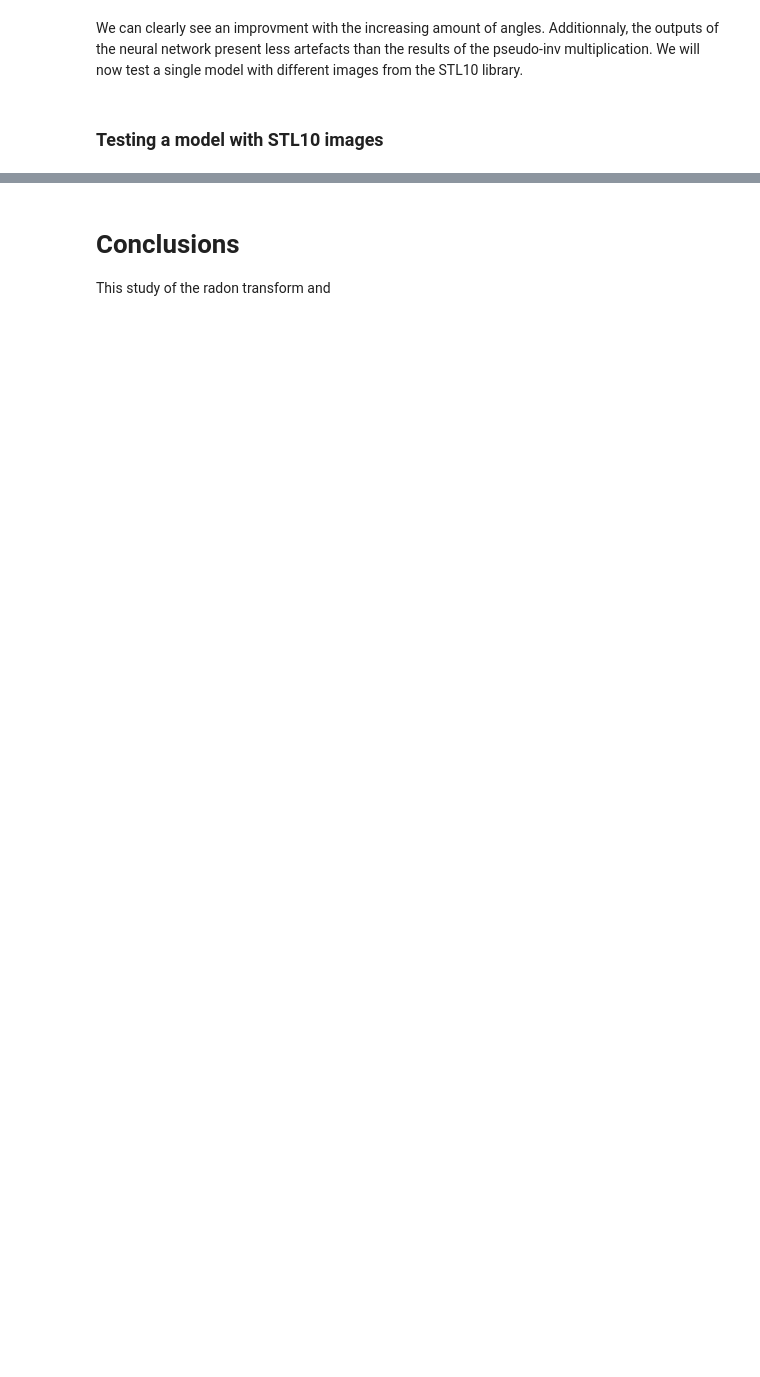
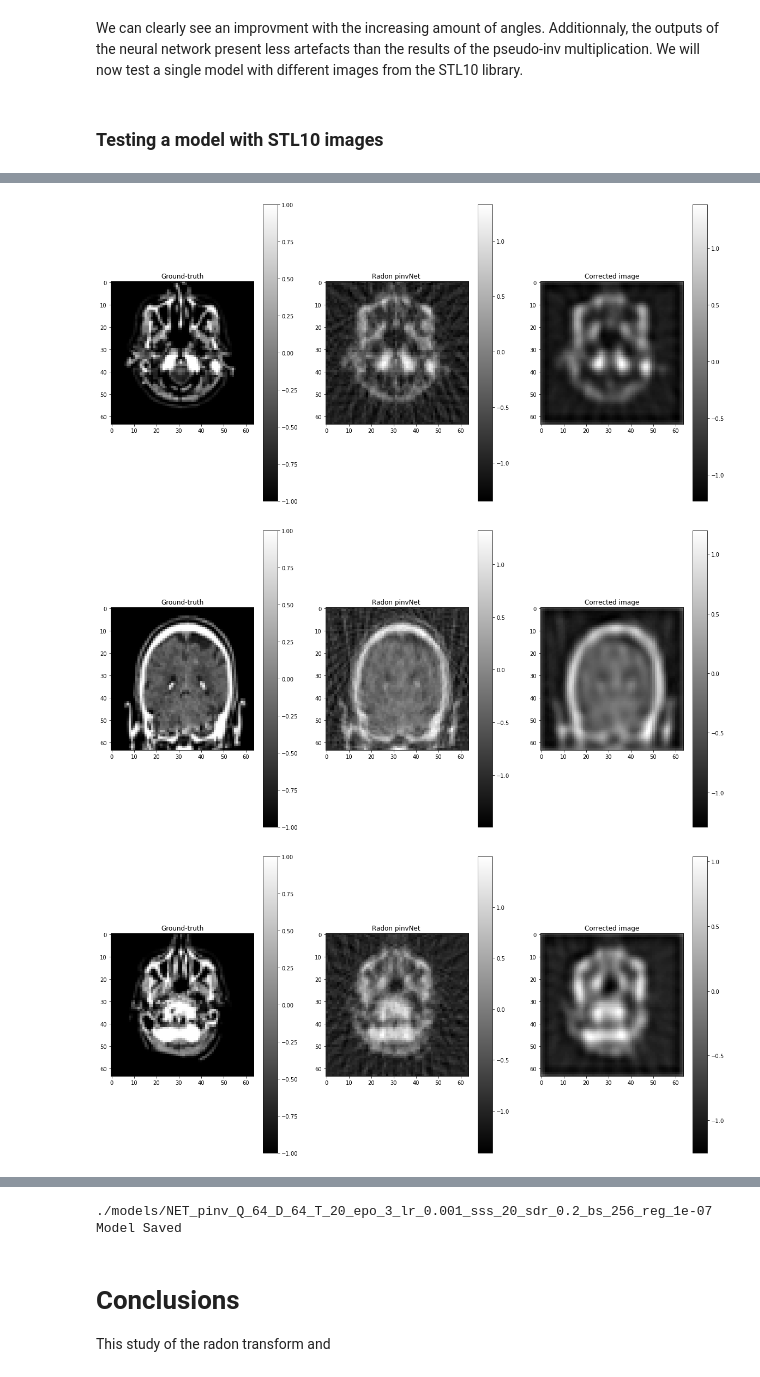
Before and after one commit to openspyrit/spyrit-examples, a Jupyter notebook: 2021_DLMIS_Hands-on/main.ipynb, the cells around one changed output, grey strips where cells are left out. Saved outputs shown, nothing was run; the diff lists cells and outputs as text; code cells hidden in the pictures; blank space fills up the shorter version.

```diff
--- a/2021_DLMIS_Hands-on/main.ipynb
+++ b/2021_DLMIS_Hands-on/main.ipynb
@@ -787,0 +801,10 @@ Measurement to image domain: pseudo inverse
+# %%
+num_epochs=3
+batch_size=256
+reg=1e-7
+lr=1e-3
+step_size=20
+gamma=0.2
+checkpoint_model=""
+checkpoint_interval=0
+model_root='./models/'
@@ -787,0 +854,30 @@ Measurement to image domain: pseudo inverse
+# %%
+for index in range(test_amt):
+    #Choosing random image in STL10
+    i_test = np.random.randint(0, inputs.shape[0])
+
+    #Plots
+    fig, axs = plt.subplots(1, 3, figsize =(20,10))
+    fig.suptitle('', fontsize=16)
+
+    ax = axs[0]
+    ax.set_title("Ground-truth")
+    aff = ax.imshow(inputs[i_test, 0, :, :].cpu(), cmap='gray')
+    fig.colorbar(aff, ax=ax)
+
+    ax = axs[1]
+    ax.set_title("Radon pinvNet ")
+    rec = model.evaluate_fcl(inputs)
+    aff = ax.imshow(rec[i_test, 0, :, :].cpu(), cmap='gray')
+    fig.colorbar(aff, ax=ax)
+
+    ax = axs[2]
+    ax.set_title("Corrected image")
+    rec = model.evaluate(inputs)
+    aff = ax.imshow(rec[i_test, 0, :, :].cpu(), cmap='gray')
+    fig.colorbar(aff, ax=ax)
+    plt.show()
+# %% [output]
+[figure, added]
+[figure, added]
+[figure, added]
@@ -788,3 +885,26 @@ Measurement to image domain: pseudo inverse
+# %%
+from spyrit.learning.nets import save_net, Train_par
+import pickle
+net_type = ['c0mp', 'comp','pinv', 'free']
+Path(model_root).mkdir(parents=True, exist_ok=True)
+
+#- training parameters
+suffix = '_Q_{}_D_{}_T_{}_epo_{}_lr_{}_sss_{}_sdr_{}_bs_{}_reg_{}'.format(\
+           img_size, pixel_size, nbAngles, num_epochs, lr, step_size,\
+           gamma, batch_size, reg)
+title = model_root + 'NET_'+net_type[net_arch]+suffix
+print(title)
+save_net(title, model)
+
+#- save training history
+params = Train_par(batch_size, lr, img_size,reg=reg);
+params.set_loss(train_info);
+train_path = model_root+'TRAIN_'+net_type[net_arch]+suffix+'.pkl'
+with open(train_path, 'wb') as param_file:
+    pickle.dump(params,param_file)
+# %% [output]
+./models/NET_pinv_Q_64_D_64_T_20_epo_3_lr_0.001_sss_20_sdr_0.2_bs_256_reg_1e-07
+Model Saved
 # %% [markdown]
 # Conclusions
 
```
Also changed, not shown: parts of 22 cells of this notebook, 16 other files.
